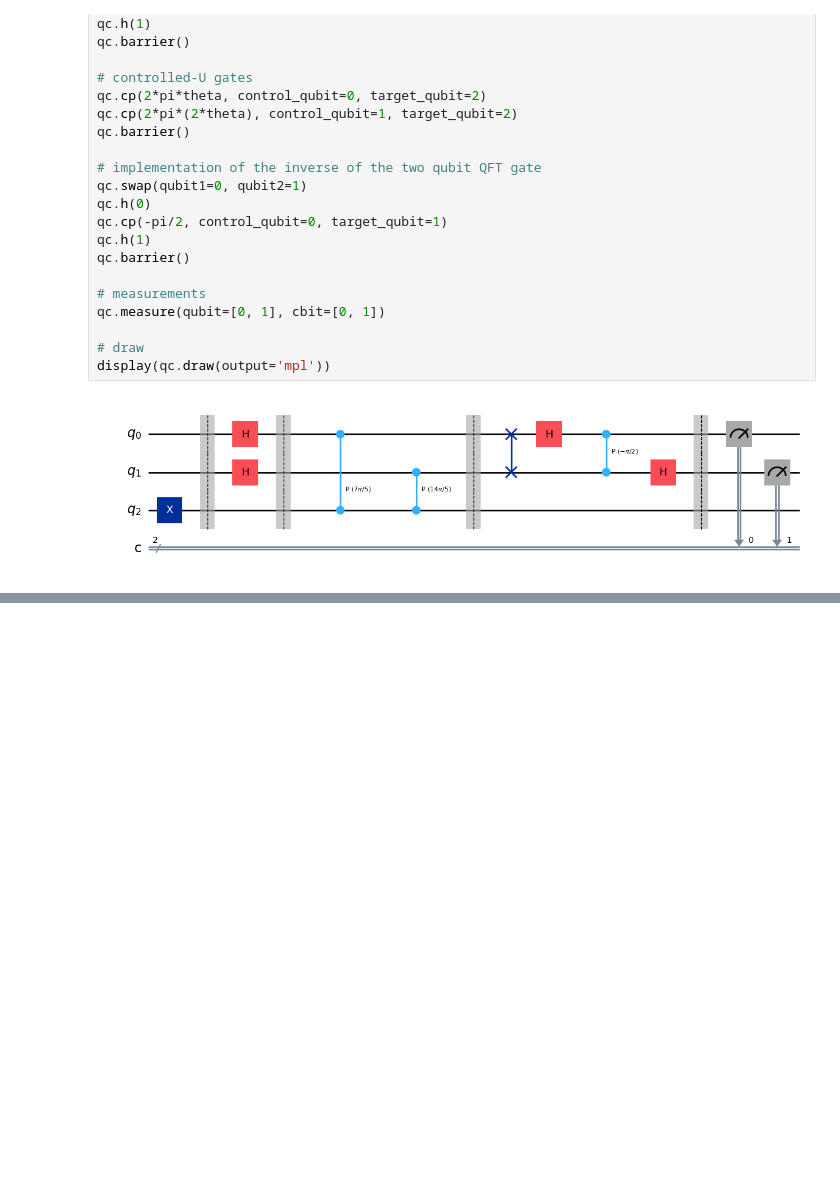
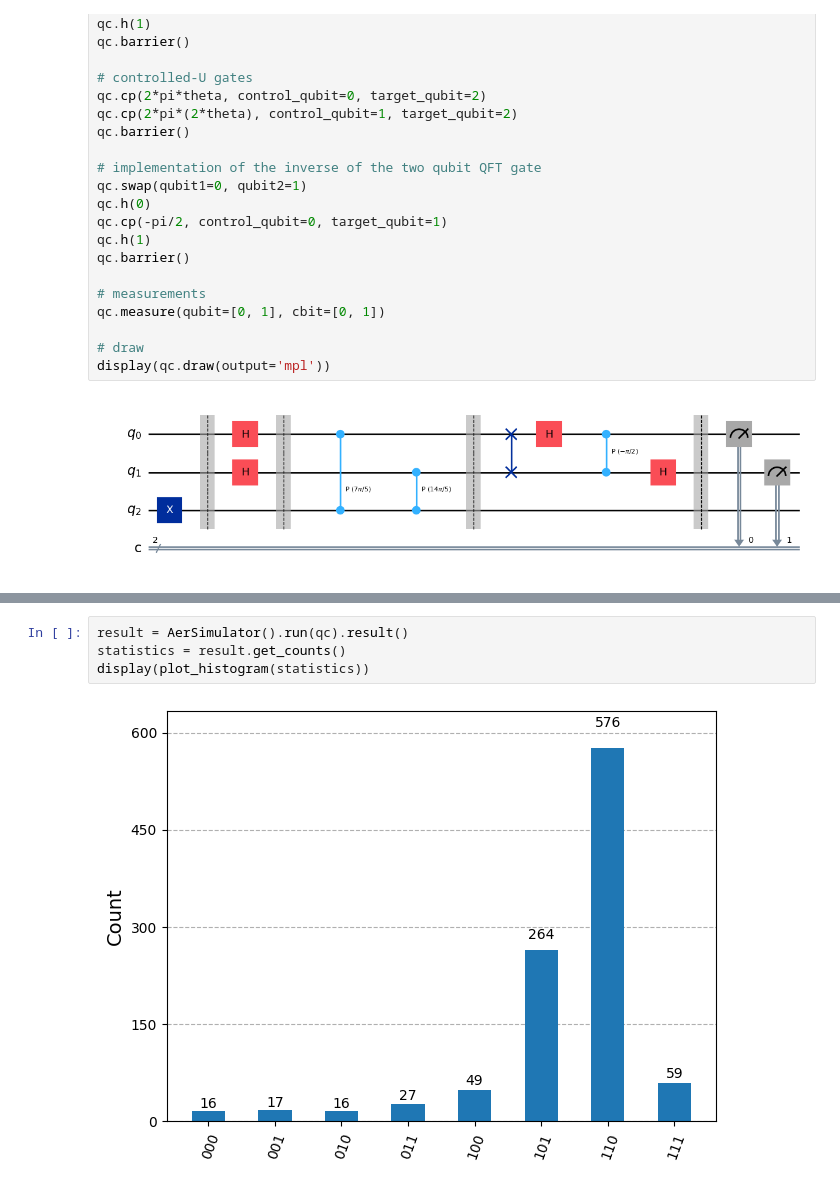
Before and after one commit to jesan-velazquez-resendiz/getting_started_qiskit, a Jupyter notebook: notebooks/01b_phase_estimation_factoring.ipynb, the cells around one changed output, grey strips where cells are left out. Cells and saved outputs as stored; diff of their text form; blank space fills up the shorter version.

```diff
--- a/notebooks/01b_phase_estimation_factoring.ipynb
+++ b/notebooks/01b_phase_estimation_factoring.ipynb
@@ -209,0 +263,6 @@ display(plot_histogram(statistics))
+# %%
+result = AerSimulator().run(qc).result()
+statistics = result.get_counts()
+display(plot_histogram(statistics))
+# %% [output]
+[figure, added]
```
Also changed, not shown: parts of 17 cells of this notebook, 4 other files.
